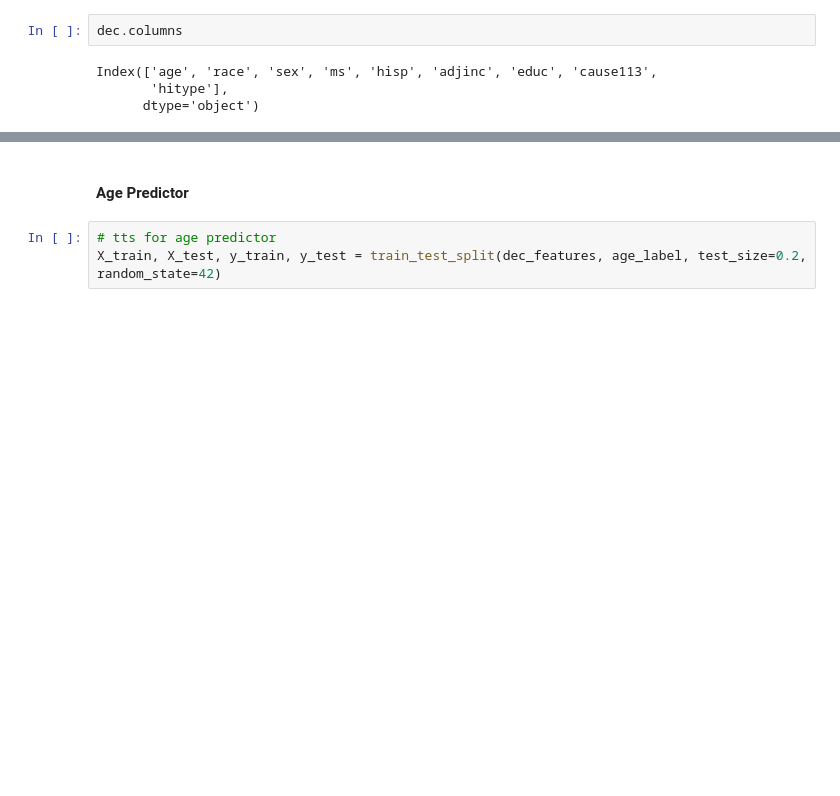
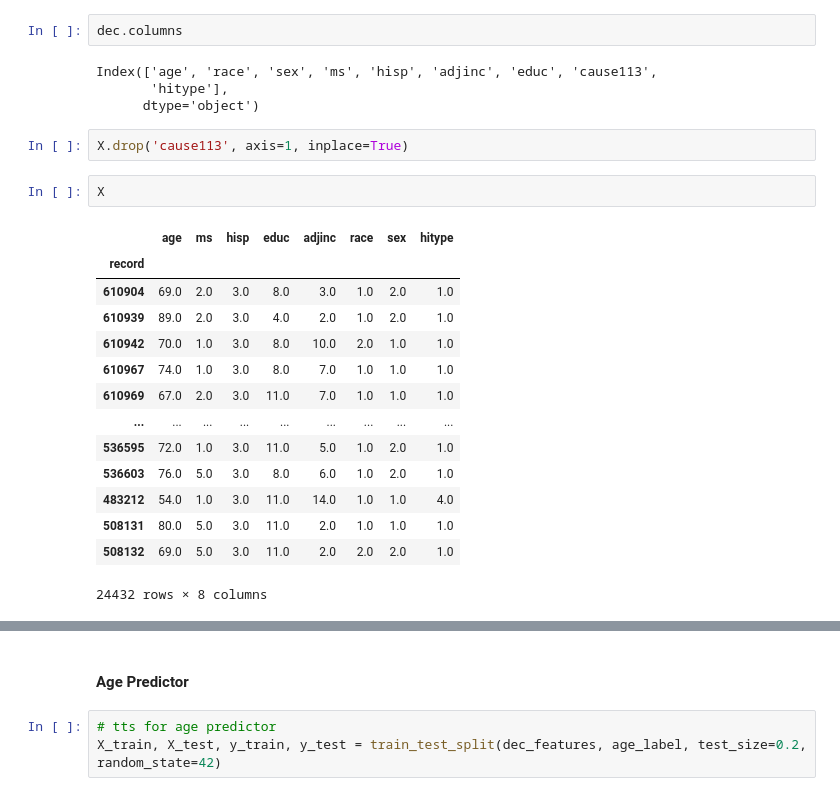
Before and after one commit to beckyepeters/life-expectancy-predictions, a Jupyter notebook: age_pred_6c.ipynb, the cells around one changed output, grey strips where cells are left out. Saved outputs shown, nothing was run; the diff lists cells and outputs as text; blank space fills up the shorter version.

```diff
--- a/age_pred_6c.ipynb
+++ b/age_pred_6c.ipynb
@@ -318,3 +336,22 @@ dec.columns
 Index(['age', 'race', 'sex', 'ms', 'hisp', 'adjinc', 'educ', 'cause113',
        'hitype'],
       dtype='object')
+# %%
+X.drop('cause113', axis=1, inplace=True)
+# %%
+X
+# %% [output]
+|  | age | ms | hisp | educ | adjinc | race | sex | hitype |
+| record |  |  |  |  |  |  |  |  |
+| 610904 | 69.0 | 2.0 | 3.0 | 8.0 | 3.0 | 1.0 | 2.0 | 1.0 |
+| 610939 | 89.0 | 2.0 | 3.0 | 4.0 | 2.0 | 1.0 | 2.0 | 1.0 |
+| 610942 | 70.0 | 1.0 | 3.0 | 8.0 | 10.0 | 2.0 | 1.0 | 1.0 |
+| 610967 | 74.0 | 1.0 | 3.0 | 8.0 | 7.0 | 1.0 | 1.0 | 1.0 |
+| 610969 | 67.0 | 2.0 | 3.0 | 11.0 | 7.0 | 1.0 | 1.0 | 1.0 |
+| ... | ... | ... | ... | ... | ... | ... | ... | ... |
+| 536595 | 72.0 | 1.0 | 3.0 | 11.0 | 5.0 | 1.0 | 2.0 | 1.0 |
+| 536603 | 76.0 | 5.0 | 3.0 | 8.0 | 6.0 | 1.0 | 2.0 | 1.0 |
+| 483212 | 54.0 | 1.0 | 3.0 | 11.0 | 14.0 | 1.0 | 1.0 | 4.0 |
+| 508131 | 80.0 | 5.0 | 3.0 | 11.0 | 2.0 | 1.0 | 1.0 | 1.0 |
+| 508132 | 69.0 | 5.0 | 3.0 | 11.0 | 2.0 | 2.0 | 2.0 | 1.0 |
+24432 rows × 8 columns
```
Also changed, not shown: parts of 31 cells of this notebook, 17 other files.
